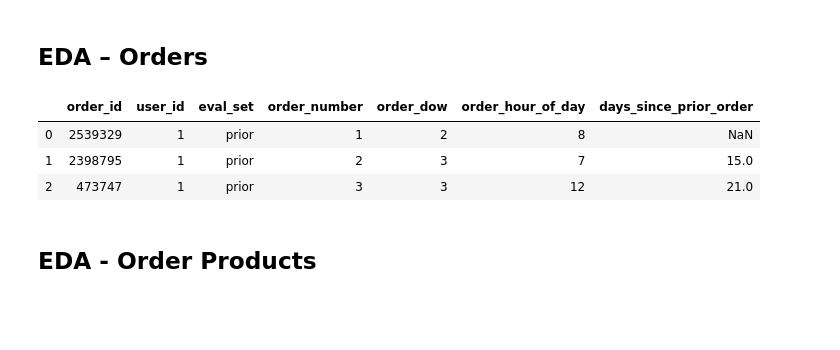
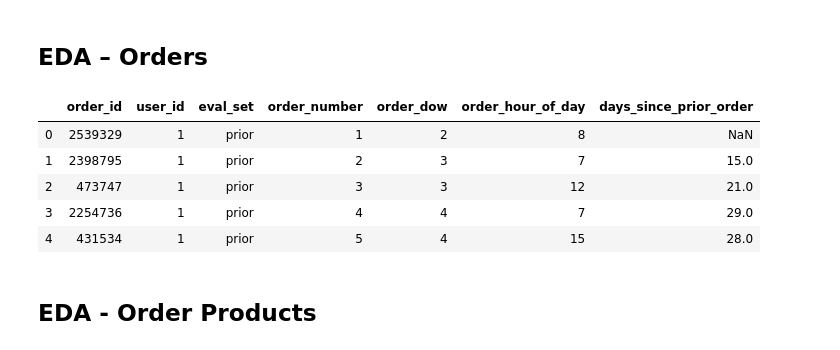
Before and after one commit to thomkav/classification_instacart, a Jupyter notebook: notebooks/dead/Instacart_Recommendation_Modeling.ipynb, the cells around one changed output. Cells and saved outputs as stored; diff of their text form; code cells hidden in the pictures; blank space fills up the shorter version.

```diff
--- a/notebooks/Instacart_Recommendation_Modeling.ipynb
+++ b/notebooks/dead/Instacart_Recommendation_Modeling.ipynb
@@ -353,12 +186,14 @@ df_dept_index.head(3)
 # %% [markdown]
 ## EDA – Orders
 # %%
-df_orders_log.head(3)
+df_orders_log.head()
 # %% [output]
 |  | order_id | user_id | eval_set | order_number | order_dow | order_hour_of_day | days_since_prior_order |
 | 0 | 2539329 | 1 | prior | 1 | 2 | 8 | NaN |
 | 1 | 2398795 | 1 | prior | 2 | 3 | 7 | 15.0 |
 | 2 | 473747 | 1 | prior | 3 | 3 | 12 | 21.0 |
+| 3 | 2254736 | 1 | prior | 4 | 4 | 7 | 29.0 |
+| 4 | 431534 | 1 | prior | 5 | 4 | 15 | 28.0 |
 # %% [markdown]
 ## EDA - Order Products
 # %% [markdown]
```
Also changed, not shown: parts of 48 cells of this notebook, 4 other files.
